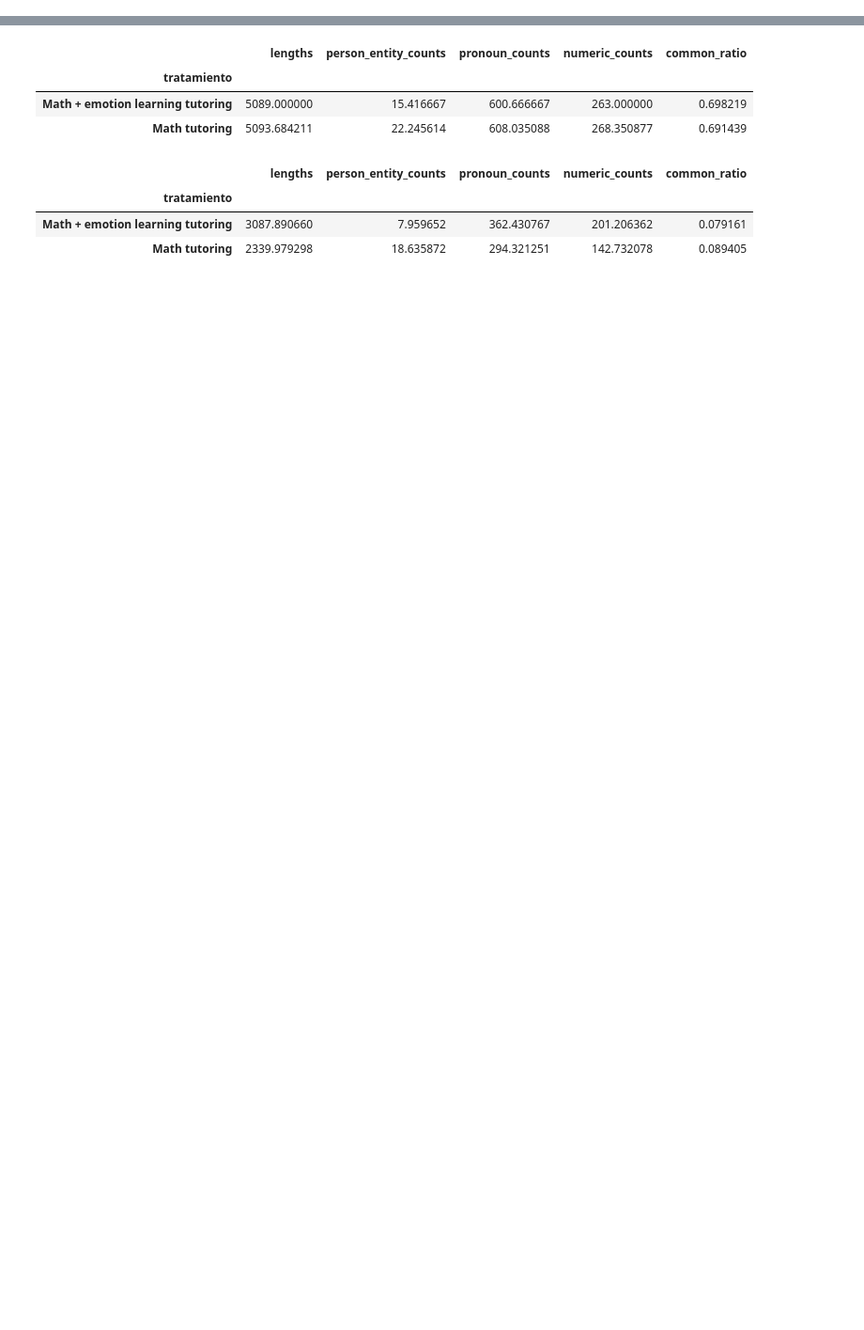
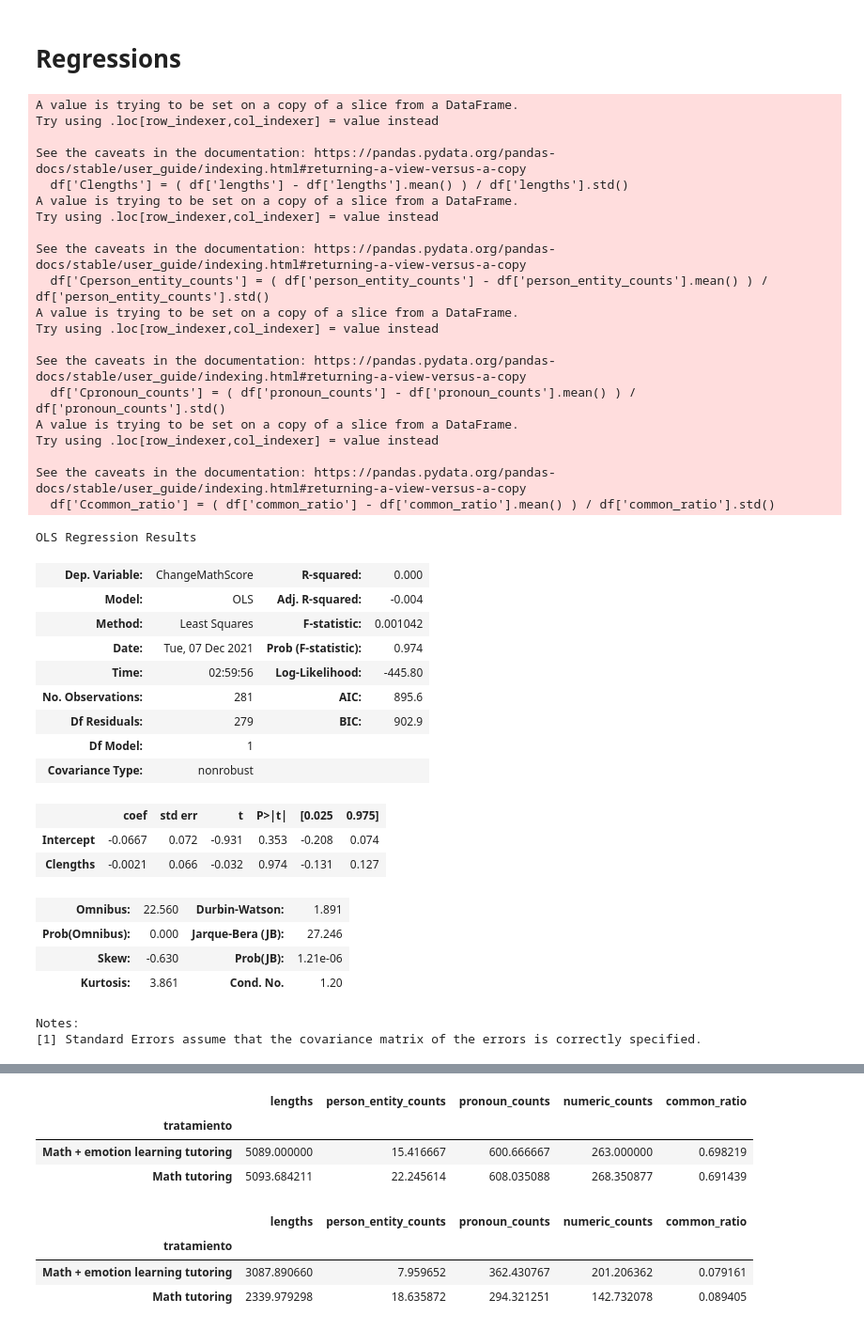
Before and after one commit to tobinsouth/JANN, a Jupyter notebook: notebooks/Preliminary Analysis.ipynb, the cells around one changed output, grey strips where cells are left out. Shown: that part at 94% size. Cells and saved outputs as stored; diff of their text form; code cells hidden in the pictures; blank space fills up the shorter version.

```diff
--- a/notebooks/Preliminary Analysis.ipynb
+++ b/notebooks/Preliminary Analysis.ipynb
@@ -69 +86,3 @@ reponse['common_ratio'] = reponse['file'].map(common_ratio)
+# %% [markdown]
+# Regressions
 # %%
@@ -71,0 +93,50 @@ df = df[df['lengths'] > 100]
+# %%
+import statsmodels.formula.api as smf
+df['Clengths'] = ( df['lengths'] - df['lengths'].mean() ) / df['lengths'].std()
+df['Cperson_entity_counts'] = ( df['person_entity_counts'] - df['person_entity_counts'].mean() ) / df['person_entity_counts'].std()
+df['Cpronoun_counts'] = ( df['pronoun_counts'] - df['pronoun_counts'].mean() ) / df['pronoun_counts'].std()
+df['Ccommon_ratio'] = ( df['common_ratio'] - df['common_ratio'].mean() ) / df['common_ratio'].std()
+
+# OLS on ChangeMathScore with inputed variables
+model = smf.ols(formula='ChangeMathScore ~ Clengths+ Cperson_entity_counts + Cpronoun_counts + Ccommon_ratio', data=df).fit()
+model.summary()
+# %% [output]
+A value is trying to be set on a copy of a slice from a DataFrame.
+Try using .loc[row_indexer,col_indexer] = value instead
+
+See the caveats in the documentation: https://pandas.pydata.org/pandas-docs/stable/user_guide/indexing.html#returning-a-view-versus-a-copy
+  df['Clengths'] = ( df['lengths'] - df['lengths'].mean() ) / df['lengths'].std()
+A value is trying to be set on a copy of a slice from a DataFrame.
+Try using .loc[row_indexer,col_indexer] = value instead
+
+See the caveats in the documentation: https://pandas.pydata.org/pandas-docs/stable/user_guide/indexing.html#returning-a-view-versus-a-copy
+  df['Cperson_entity_counts'] = ( df['person_entity_counts'] - df['person_entity_counts'].mean() ) / df['person_entity_counts'].std()
+A value is trying to be set on a copy of a slice from a DataFrame.
+Try using .loc[row_indexer,col_indexer] = value instead
+
+See the caveats in the documentation: https://pandas.pydata.org/pandas-docs/stable/user_guide/indexing.html#returning-a-view-versus-a-copy
+  df['Cpronoun_counts'] = ( df['pronoun_counts'] - df['pronoun_counts'].mean() ) / df['pronoun_counts'].std()
+A value is trying to be set on a copy of a slice from a DataFrame.
+Try using .loc[row_indexer,col_indexer] = value instead
+
+See the caveats in the documentation: https://pandas.pydata.org/pandas-docs/stable/user_guide/indexing.html#returning-a-view-versus-a-copy
+  df['Ccommon_ratio'] = ( df['common_ratio'] - df['common_ratio'].mean() ) / df['common_ratio'].std()
+OLS Regression Results
+| Dep. Variable: | ChangeMathScore | R-squared: | 0.000 |
+| Model: | OLS | Adj. R-squared: | -0.004 |
+| Method: | Least Squares | F-statistic: | 0.001042 |
+| Date: | Tue, 07 Dec 2021 | Prob (F-statistic): | 0.974 |
+| Time: | 02:59:56 | Log-Likelihood: | -445.80 |
+| No. Observations: | 281 | AIC: | 895.6 |
+| Df Residuals: | 279 | BIC: | 902.9 |
+| Df Model: | 1 |  |  |
+| Covariance Type: | nonrobust |  |  |
+|  | coef | std err | t | P>|t| | [0.025 | 0.975] |
+| Intercept | -0.0667 | 0.072 | -0.931 | 0.353 | -0.208 | 0.074 |
+| Clengths | -0.0021 | 0.066 | -0.032 | 0.974 | -0.131 | 0.127 |
+| Omnibus: | 22.560 | Durbin-Watson: | 1.891 |
+| Prob(Omnibus): | 0.000 | Jarque-Bera (JB): | 27.246 |
+| Skew: | -0.630 | Prob(JB): | 1.21e-06 |
+| Kurtosis: | 3.861 | Cond. No. | 1.20 |
+Notes:
+[1] Standard Errors assume that the covariance matrix of the errors is correctly specified.
```
Also changed, not shown: parts of 20 cells of this notebook, 8 other files.
